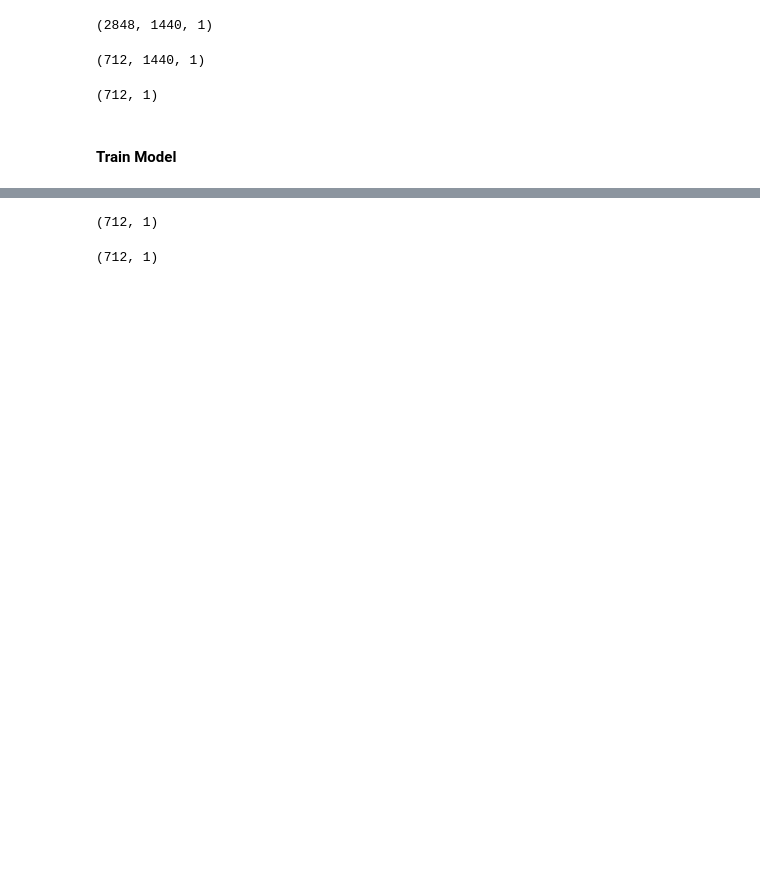
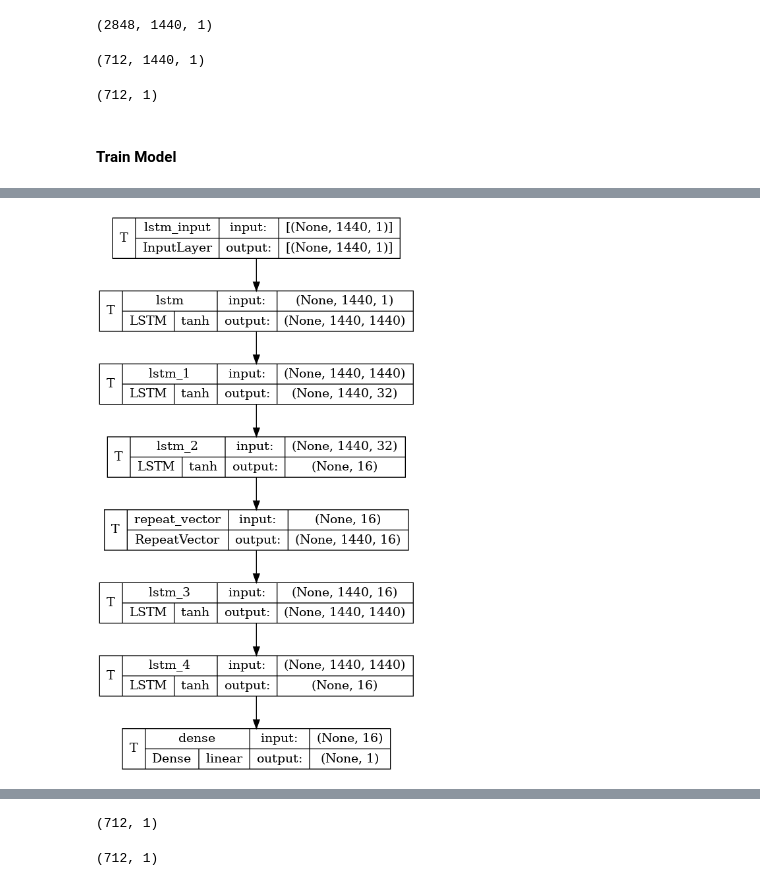
Before and after one commit to theabrahamaudu/Electricity_Use_Prediction, a Jupyter notebook: notebooks/model_exp.ipynb, the cells around one changed output, grey strips where cells are left out. Saved outputs shown, nothing was run; the diff lists cells and outputs as text; code cells hidden in the pictures; blank space fills up the shorter version.

Commit message:
Dask fixed(fast), model exp 0.1.0

```diff
--- a/notebooks/model_exp.ipynb
+++ b/notebooks/model_exp.ipynb
@@ -85,3 +114,11 @@ def structure_data(dataset, n_future, n_past):
+# %%
+def removeMissingValues(dataframe: DataFrame, threshold = 0.20) -> DataFrame:
+    cols = []
+    for i in dataframe.columns:
+        if dataframe[i].isna().sum() > len(dataframe)*threshold:
+            cols.append(i)
+    dataframe = dataframe.drop(columns=cols)
+    return dataframe
 # %%
 def sumAllRows(dataframe: pd.DataFrame) -> pd.DataFrame:
 
@@ -92,4 +129,9 @@ def sumAllRows(dataframe: pd.DataFrame) -> pd.DataFrame:
     result_df = pd.DataFrame({'kWh': row_sums})
 
     return result_df
+# %%
+
+filtered_data = filterData('../data/raw', data)
+cleaned_data = removeMissingValues(filtered_data)
+summed_df = sumAllRows(cleaned_data)
 # %%
@@ -232,6 +271,15 @@ Total params: 16983185 (64.79 MB)
 Trainable params: 16983185 (64.79 MB)
 Non-trainable params: 0 (0.00 Byte)
 _________________________________________________________________
+# %%
+plot_model(encoder_decoder,
+           show_shapes=True,
+           show_layer_names=True,
+           show_layer_activations=True,
+           show_trainable=True,
+           to_file=f'../reports/figures/architecture_{version}.png')
+# %% [output]
+[figure, added]
 # %%
 # set conditions to stop training if the model begins to overfit
 early_stopping = tf.keras.callbacks.EarlyStopping(monitor='val_loss',
```
Also changed, not shown: parts of 23 cells of this notebook, 10 other files.
